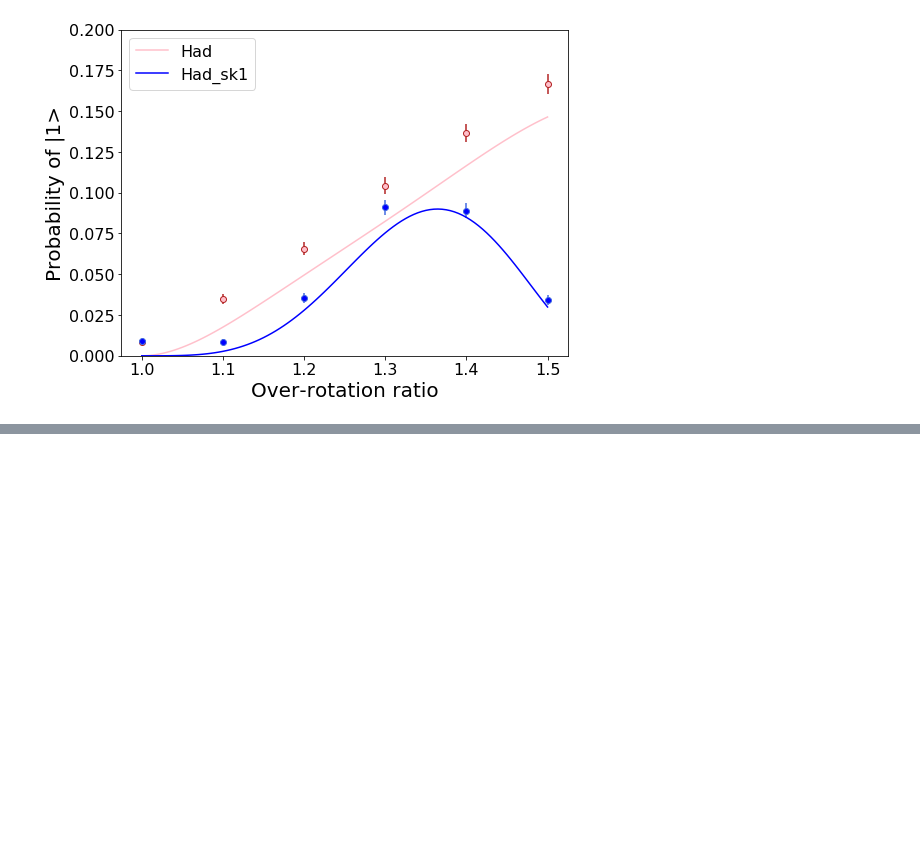
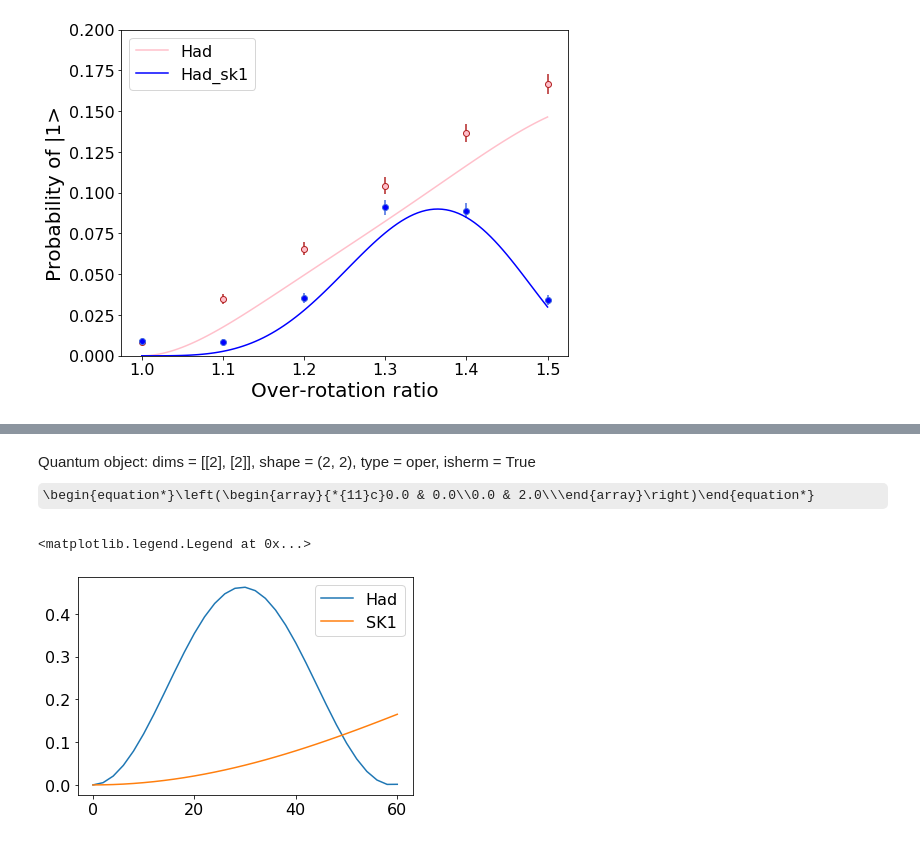
Before and after one commit to Ke-Sun96/Ion-simulation, a Jupyter notebook: Calibration/2023_12_18_Hadamard_gate_sk1/Hadamard_sk1.ipynb, the cells around one changed output, grey strips where cells are left out. Saved outputs shown, nothing was run; the diff lists cells and outputs as text; code cells hidden in the pictures; some formulas as TeX source; blank space fills up the shorter version.

```diff
--- a/Calibration/2023_12_18_Hadamard_gate_sk1/Hadamard_sk1.ipynb
+++ b/Calibration/2023_12_18_Hadamard_gate_sk1/Hadamard_sk1.ipynb
@@ -108,0 +260,4 @@ plt.legend()
+# %%
+qeye(2)-sigmaz()
+# %% [output]
+Quantum object: dims = [[2], [2]], shape = (2, 2), type = oper, isherm = True\begin{equation*}\left(\begin{array}{*{11}c}0.0 & 0.0\\0.0 & 2.0\\\end{array}\right)\end{equation*}
@@ -108,0 +290,26 @@ plt.legend()
+# %%
+steps = 30
+n_steps = np.arange(0, steps, 1)
+n_gates = np.arange(0, steps*2+2, 2)
+state_had = basis(2,1)
+state_sk1 = basis(2,1)
+pop_had, pop_sk1 = [], []
+pop_had.append(np.real(np.array(state_had.dag()*basis(2,0)*basis(2,0).dag()*state_had)[0][0]))
+pop_sk1.append(np.real(np.array(state_sk1.dag()*basis(2,0)*basis(2,0).dag()*state_sk1)[0][0]))
+for n in n_steps:
+    init_state = basis(2,1)
+    state_had = Had_mesolve(0, state_had)
+    state_had = Had_mesolve(0, state_had)
+    state_sk1 = Had_mesolve(1, state_sk1)
+    state_sk1 = Had_mesolve(1, state_sk1)
+    p_had = state_had.dag()*basis(2,0)*basis(2,0).dag()*state_had
+    p_sk1 = state_sk1.dag()*basis(2,0)*basis(2,0).dag()*state_sk1
+    pop_had.append(np.real(np.array(p_had)[0][0]))
+    pop_sk1.append(np.real(np.array(p_sk1)[0][0]))
+# %%
+plt.plot(n_gates, pop_had, label = 'Had')
+plt.plot(n_gates, pop_sk1, label = 'SK1')
+plt.legend()
+# %% [output]
+<matplotlib.legend.Legend at 0x...>
+[figure, added]
```
Also changed, not shown: parts of 13 cells of this notebook.
